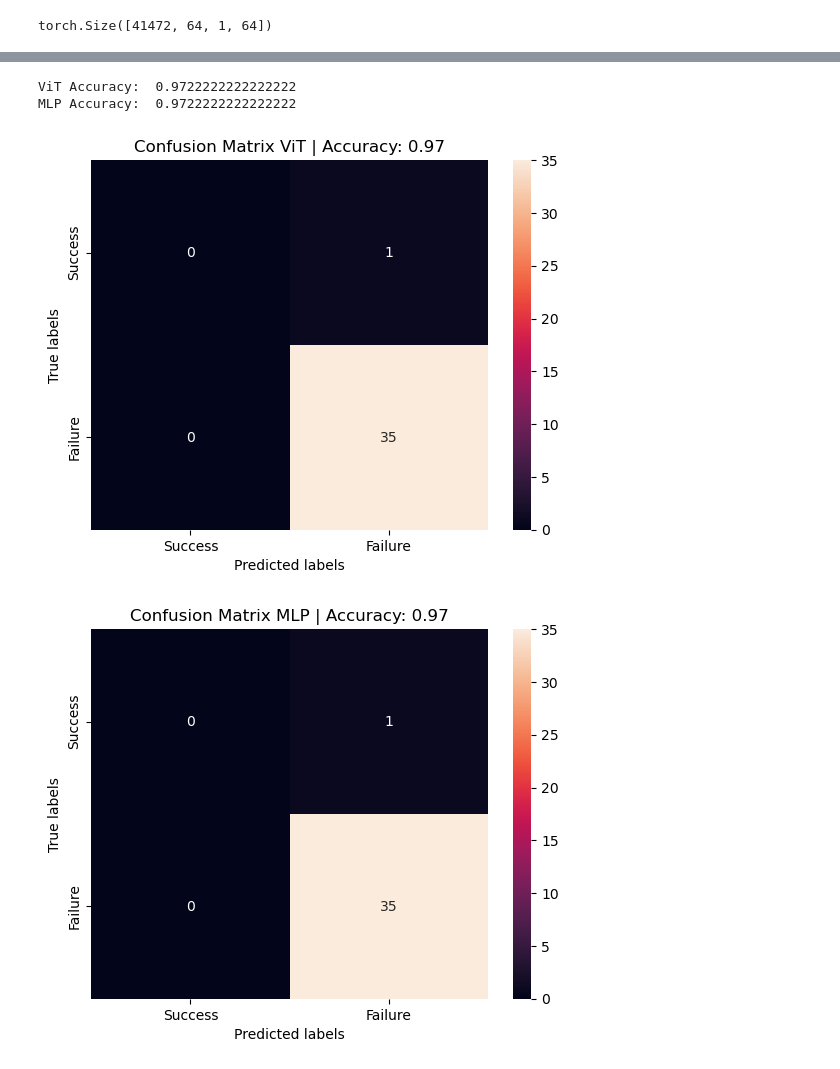
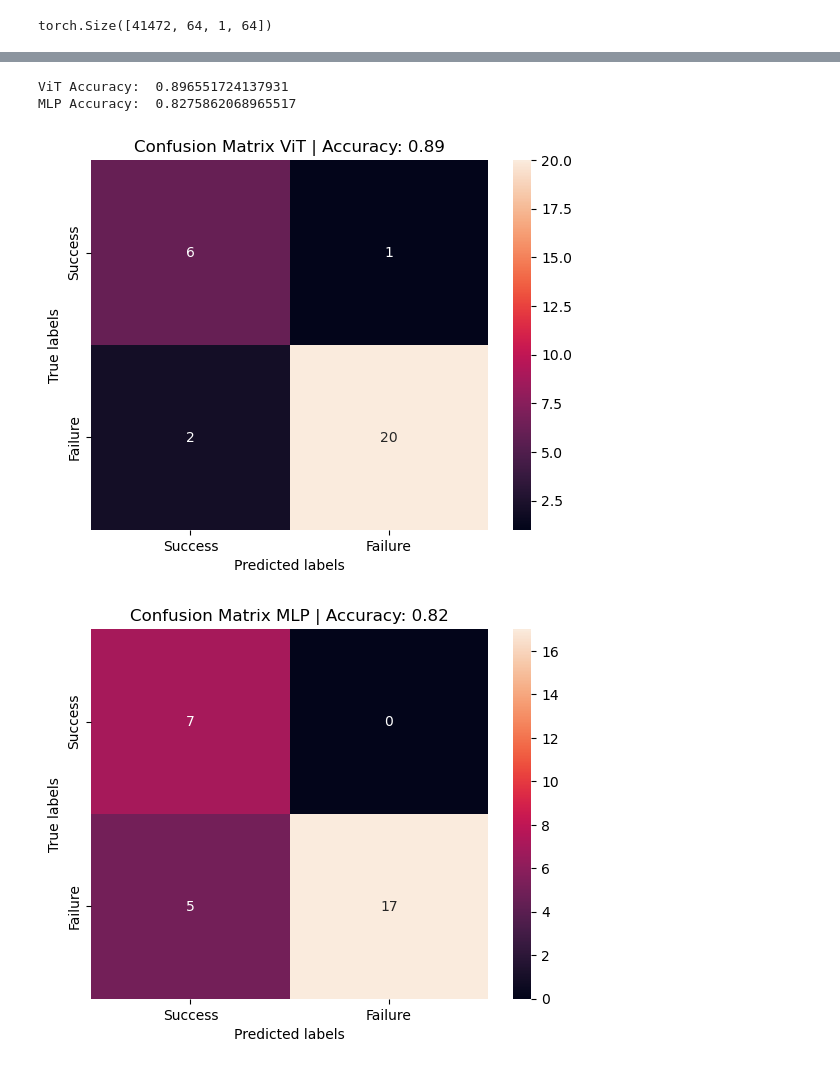
Before and after one commit to Tsuchijo/CEBRA-ViT, a Jupyter notebook: src/testing.ipynb, the cells around one changed output, grey strips where cells are left out. Drawn from its saved outputs; the diff is of its cells as text; code cells hidden in the pictures.

```diff
--- a/src/testing.ipynb
+++ b/src/testing.ipynb
@@ -131,7 +131,7 @@ def reshape_embedding(embedding):
 batch_vit = reshape_embedding(embedding_vit)
 batch_mlp = reshape_embedding(embedding_mlp)
 # %%
-## Load success Failure data from csv with 80:20 test train split
+## Load success Failure data from csv
 outcome_path = '/mnt/teams/TM_Lab/Tony/water_reaching/Data/rig1_data/outcomes/FRM1_2023-07-07_1.csv'
 outcome_data = pd.read_csv(outcome_path)
 
@@ -143,7 +143,7 @@ success = []
 for outcome in outcomes:
     if outcome is not None:
         outcome_split = outcome[1:-1].split(',')
-        if 's' in outcome_split:
+        if 'ws' in outcome_split:
             success.append([1, 0])
         else:
             success.append([0, 1])
@@ -169,6 +169,11 @@ class LSTM(nn.Module):
         lstm_out, self.hidden = self.lstm(x, self.hidden)
         out = self.fc(lstm_out[:, -1, :])
         return out
+    def reset_weights(self):
+        for layer in self.children():
+            if hasattr(layer, 'reset_parameters'):
+                layer.reset_parameters()
+
 
 vit_classifier = LSTM(8, 64, 2, 1)
 mlp_classifier = LSTM(8, 64, 2, 1)
@@ -238,0 +306,30 @@ plt.show()
+# %%
+# plot both losses on the same graph
+vit_log = np.array(vit_log).reshape(k_folds, num_epochs)
+mlp_log = np.array(mlp_log).reshape(k_folds, num_epochs)
+vit_accuracy = np.array(vit_accuracy).reshape(k_folds, num_epochs)
+mlp_accuracy = np.array(mlp_accuracy).reshape(k_folds, num_epochs)
+## Create two plots, one for each model
+fig, axs = plt.subplots(2, 2, figsize=(10, 10))
+# plot all the losses
+for i in range(k_folds):
+    axs[0, 0].plot(vit_log[i])
+    axs[1, 0].plot(mlp_log[i])
+    axs[0, 1].plot(vit_accuracy[i])
+    axs[1, 1].plot(mlp_accuracy[i])
+
+axs[0, 0].set_title('ViT Training Loss')
+axs[1, 0].set_title('MLP Training Loss')
+axs[0, 1].set_title('ViT Validation Accuracy')
+axs[1, 1].set_title('MLP Validation Accuracy')
+axs[0, 0].set_xlabel('Epoch')
+axs[1, 0].set_xlabel('Epoch')
+axs[0, 1].set_xlabel('Epoch')
+axs[1, 1].set_xlabel('Epoch')
+axs[0, 0].set_ylabel('Loss')
+axs[1, 0].set_ylabel('Loss')
+axs[0, 1].set_ylabel('Accuracy')
+axs[1, 1].set_ylabel('Accuracy')
+# Set figure title k-folds cross validation
+fig.suptitle('5-Fold Cross Validation')
+plt.show()
@@ -239,9 +338,11 @@ plt.show()
 # %%
+
 # Test the LSTM on last 20% of data
 vit_classifier.eval()
 mlp_classifier.eval()
 vit_correct = 0
 mlp_correct = 0
+test_split = 0.8
 
 # test set split
 vit_test = batch_vit[int(len(batch_vit) * test_split):]
@@ -278,35 +379,35 @@ for i in range(len(vit_predictions)):
 
 print('ViT Accuracy: ', vit_correct / len(vit_predictions))
 print('MLP Accuracy: ', mlp_correct / len(mlp_predictions))
 
 # plot the confusion matrix
 from sklearn.metrics import confusion_matrix
 import seaborn as sns
 import matplotlib.pyplot as plt
 # plot confusion matrix for vit
 cm = confusion_matrix(np.argmax(vit_test_labels, axis=1), vit_predictions)
 ax = plt.subplot()
 sns.heatmap(cm, annot=True, ax=ax)
 ax.set_xlabel('Predicted labels')
 ax.set_ylabel('True labels')
 ax.set_title('Confusion Matrix ViT | Accuracy: ' + str(vit_correct / len(vit_predictions))[:4])
 ax.xaxis.set_ticklabels(['Success', 'Failure'])
 ax.yaxis.set_ticklabels(['Success', 'Failure'])
 plt.show()
 
 # plot confusion matrix for mlp
 cm = confusion_matrix(np.argmax(mlp_test_labels, axis=1), mlp_predictions)
 ax = plt.subplot()
 sns.heatmap(cm, annot=True, ax=ax)
 ax.set_xlabel('Predicted labels')
 ax.set_ylabel('True labels')
 ax.set_title('Confusion Matrix MLP | Accuracy: ' + str(mlp_correct / len(mlp_predictions))[:4])
 ax.xaxis.set_ticklabels(['Success', 'Failure'])
 ax.yaxis.set_ticklabels(['Success', 'Failure'])
 plt.show()
 # %% [output]
-ViT Accuracy:  0.9722222222222222
-MLP Accuracy:  0.9722222222222222
+ViT Accuracy:  0.896551724137931
+MLP Accuracy:  0.8275862068965517
-[figure, old version]
+[figure, new version]
-[figure, old version]
+[figure, new version]
 # %%
```
Also changed, not shown: parts of 15 cells of this notebook, 15 other files.
